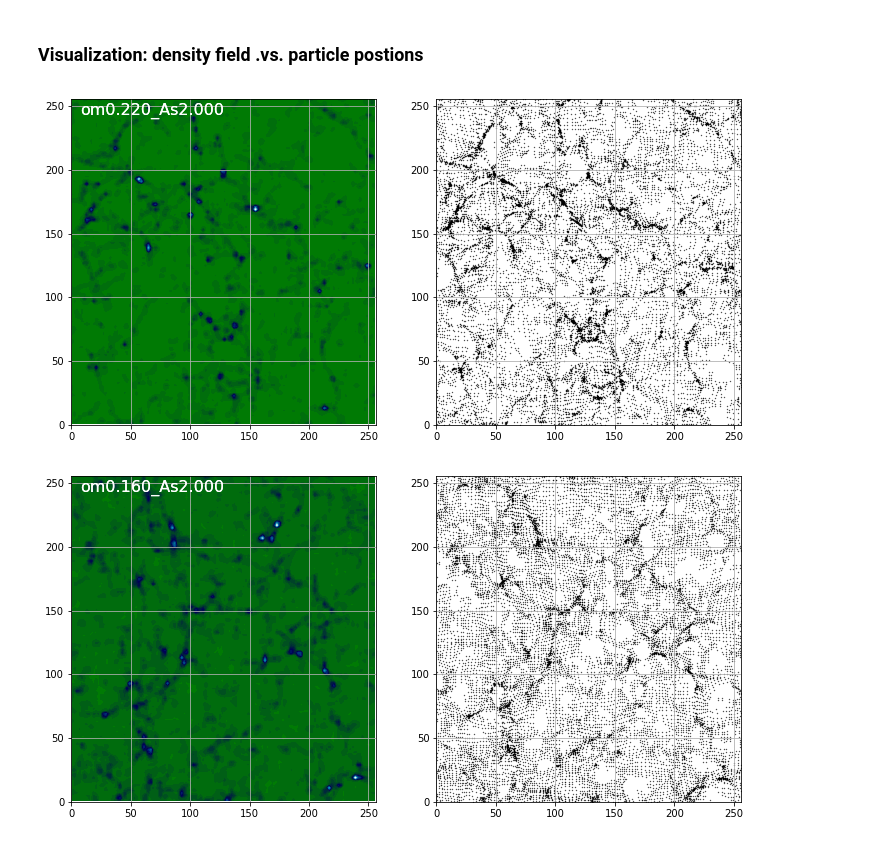
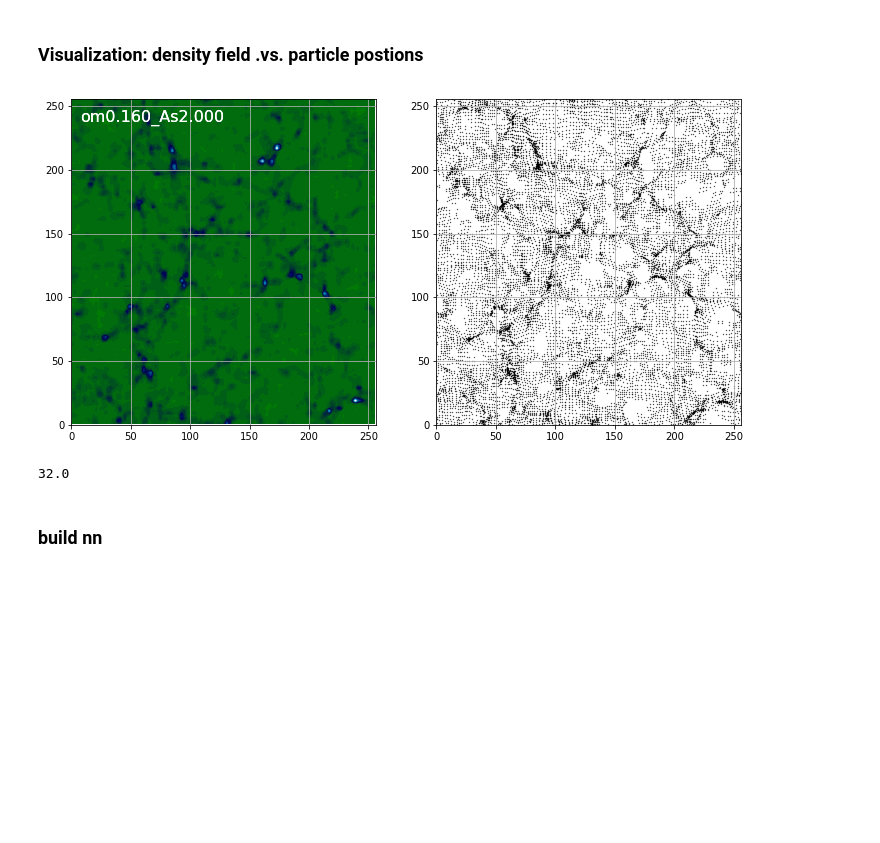
Before and after one commit to cosmologywater/AI, a Jupyter notebook: lsslearn_1.ipynb, the cells around one changed output. Saved outputs shown, nothing was run; the diff lists cells and outputs as text; code cells hidden in the pictures; blank space fills up the shorter version.

```diff
--- a/lsslearn_1.ipynb
+++ b/lsslearn_1.ipynb
@@ -4,17 +4,18 @@ import keras, os, pynbody, struct
 
 def mocklist():
     # .lua are the parameter files, where you find the settings of the simulations
-    files = os.popen("ls /home/xiaodongli/data/simulation/om_As/*.lua").read().split('\n')
+    files = os.popen("ls /home/xiaodongli/data/simulation/om_As/om*.lua").read().split('\n')
     cosmologies = []
     mocks = {}; ifile = 0
     for nowfile in files:
-        nowstr = nowfile[-39:-10]; ifile += 1; cosmologies.append(nowstr[0:15])
+        nowstr = nowfile[-39:-10];
         if nowstr == '': continue
+        ifile += 1; cosmologies.append(nowstr[0:15])
         try:
-            mocks[nowstr] = {'om': float(nowstr[2:7]), 'As':  float(nowstr[10:15]),
+            mocks[nowstr[0:15]] = {'om': float(nowstr[2:7]), 'As':  float(nowstr[10:15]),
                              'sigma8': float(nowstr[23:29])}
             ranseed = float(open(nowfile, 'r').readline().split()[2])
-            mocks[nowstr]['ranseed'] = int(ranseed); #print(ranseed)
+            mocks[nowstr[0:15]]['ranseed'] = int(ranseed); #print(ranseed)
         except:
             pass
     return cosmologies, files, mocks
@@ -43,6 +45,6 @@ Populating the interactive namespace from numpy and matplotlib
 # %% [markdown]
 ### Simulations we have, and their parameters
 # %%
-cosmologies, filenames, mocks = mocklist()
+cosmologies, filenames, infos = mocklist()
 print ('In total ', len(cosmologies), 'cosmologies')
 # %% [output]
@@ -64,26 +66,29 @@ expect
 # %%
 size = 256
 
-for om in [0.22,0.16]:
+for om in [0.16]:
     fig, (ax1, ax2) = subplots(1,2,figsize=(12,6))
     cosmology = cosmostr(om, 2.0)
 
     # plot grid
     data = load_grid(cosmology, 'c')
     ax1.contourf(np.linspace(1, 255, 128), np.linspace(1, 255, 128), data[:,:,0].T, 30, cmap='ocean' )
 
     # plot snp
     pos = []
     for snpfile in snpfiles(cosmology, 'c'):
         data = pynbody.load(snpfile) ['pos']
         pos.append( np.copy(data[where(data[:,2]<2.)]))
     pos = np.concatenate(pos)
 
     ax2.scatter(pos[:,0], pos[:,1], s=0.1, c='k', alpha=1)
     for ax in [ax1, ax2]:
         ax.grid(); ax.set_xlim(0,size); ax.set_ylim(0,size);
-        ax1.text(size*0.03, size*0.95, cosmology, fontsize=16, color='white')
+        ax1.text(size*0.03, size*0.93, cosmology, fontsize=16, color='white')
     plt.show()
 # %% [output]
-[figure, old version]
+[figure, new version]
-[figure, removed]
+# %%
+128/4.
+# %% [output]
+32.0
@@ -89,0 +103,2 @@ for om in [0.22,0.16]:
+# %% [markdown]
+### build nn
```
Also changed, not shown: parts of 11 cells of this notebook.
